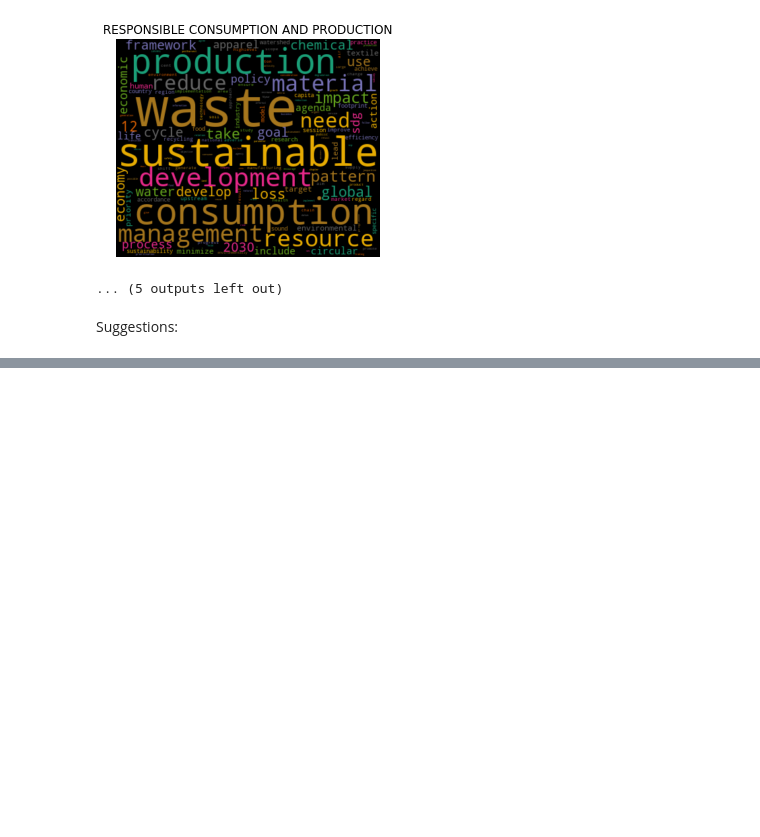
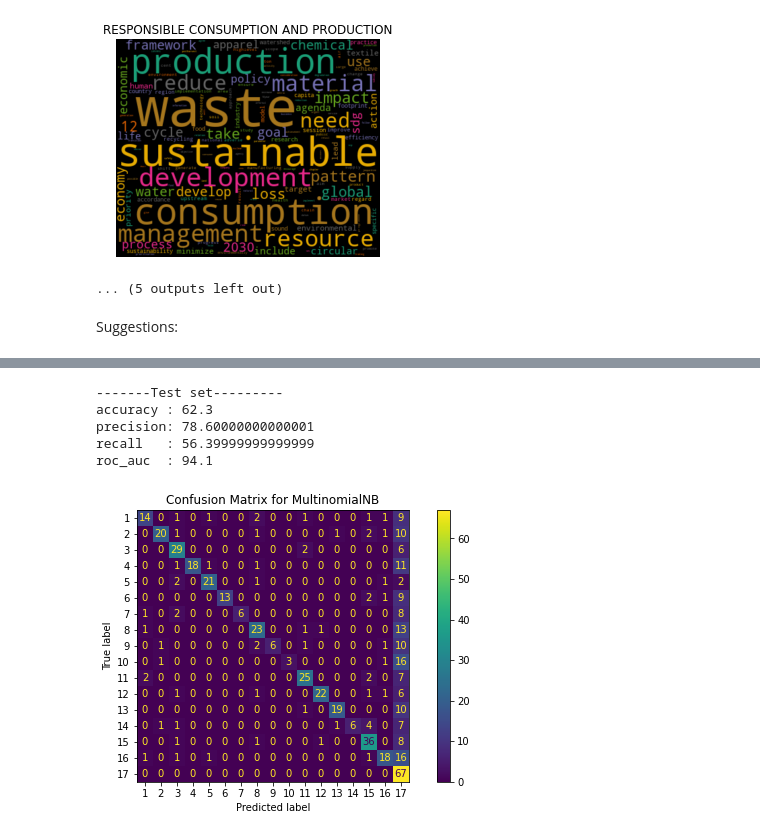
Before and after one commit to DelinteNicolas/TRAIL22-SDG, a Jupyter notebook: notebooks/Hammoudeh_ARIAC22_SDG.ipynb, the cells around one changed output, grey strips where cells are left out. Cells and saved outputs as stored; diff of their text form; code cells hidden in the pictures; blank space fills up the shorter version.

```diff
--- a/notebooks/Hammoudeh_ARIAC22_SDG.ipynb
+++ b/notebooks/Hammoudeh_ARIAC22_SDG.ipynb
@@ -299,0 +389,13 @@ climate change is a single word
+# %%
+pred_test = clf.predict_proba(X_test_tfidf)
+Y_test_pred = clf.predict(X_test_tfidf)
+
+print('-------Test set---------')
+eval_classifier(Y_test_arr,Y_test_pred, pred_test )
+# %% [output]
+-------Test set---------
+accuracy : 62.3
+precision: 78.60000000000001
+recall   : 56.39999999999999
+roc_auc  : 94.1
+[figure, added]
```
Also changed, not shown: parts of 36 cells of this notebook.
